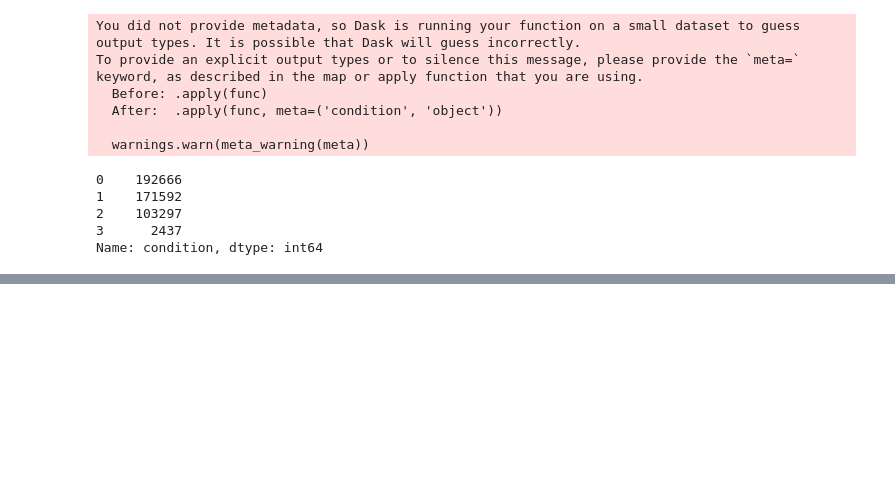
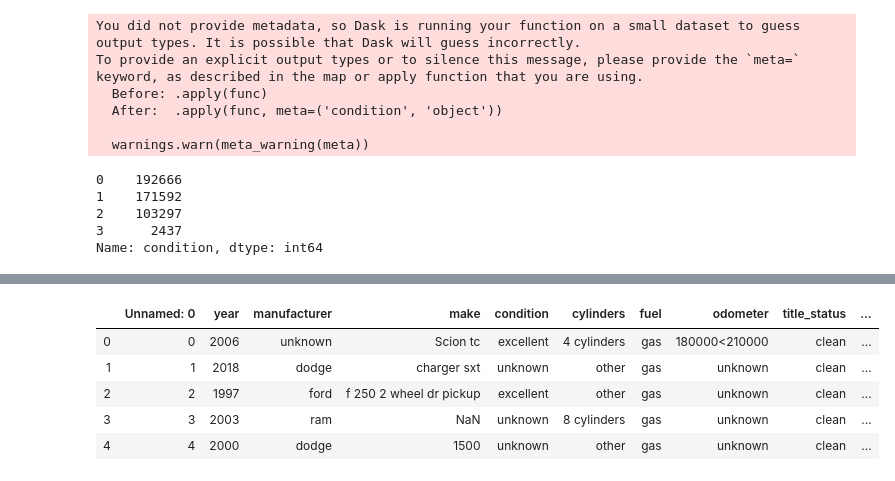
Before and after one commit to kuvyRoCr/clean-p, a Jupyter notebook: code/main.ipynb, the cells around one changed output, grey strips where cells are left out. Cells and saved outputs as stored; diff of their text form; code cells hidden in the pictures; blank space fills up the shorter version.

Commit message:
cleanLessMake

```diff
--- a/code/main.ipynb
+++ b/code/main.ipynb
@@ -389,0 +772,11 @@ cars.to_csv('../output/partialClean.csv')
+# %%
+cars=dd.read_csv('../output/partialCleanOnlyM.csv')
+# %%
+cars.head()
+# %% [output]
+|  | Unnamed: 0 | year | manufacturer | make | condition | cylinders | fuel | odometer | title_status | ... |
+| 0 | 0 | 2006 | unknown | Scion tc | excellent | 4 cylinders | gas | 180000<210000 | clean | ... |
+| 1 | 1 | 2018 | dodge | charger sxt | unknown | other | gas | unknown | clean | ... |
+| 2 | 2 | 1997 | ford | f 250 2 wheel dr pickup | excellent | other | gas | unknown | clean | ... |
+| 3 | 3 | 2003 | ram | NaN | unknown | 8 cylinders | gas | unknown | clean | ... |
+| 4 | 4 | 2000 | dodge | 1500 | unknown | other | gas | unknown | clean | ... |
```
Also changed, not shown: parts of 47 cells of this notebook.
